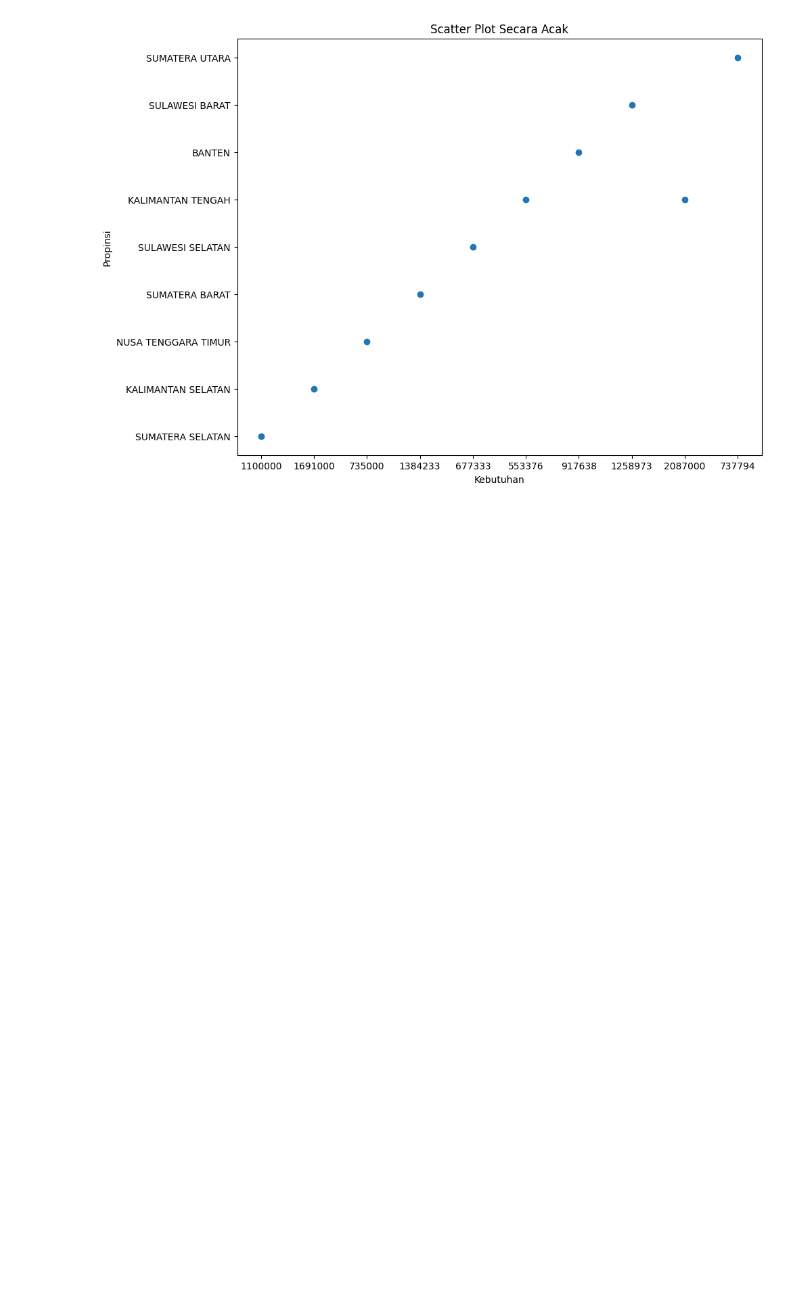
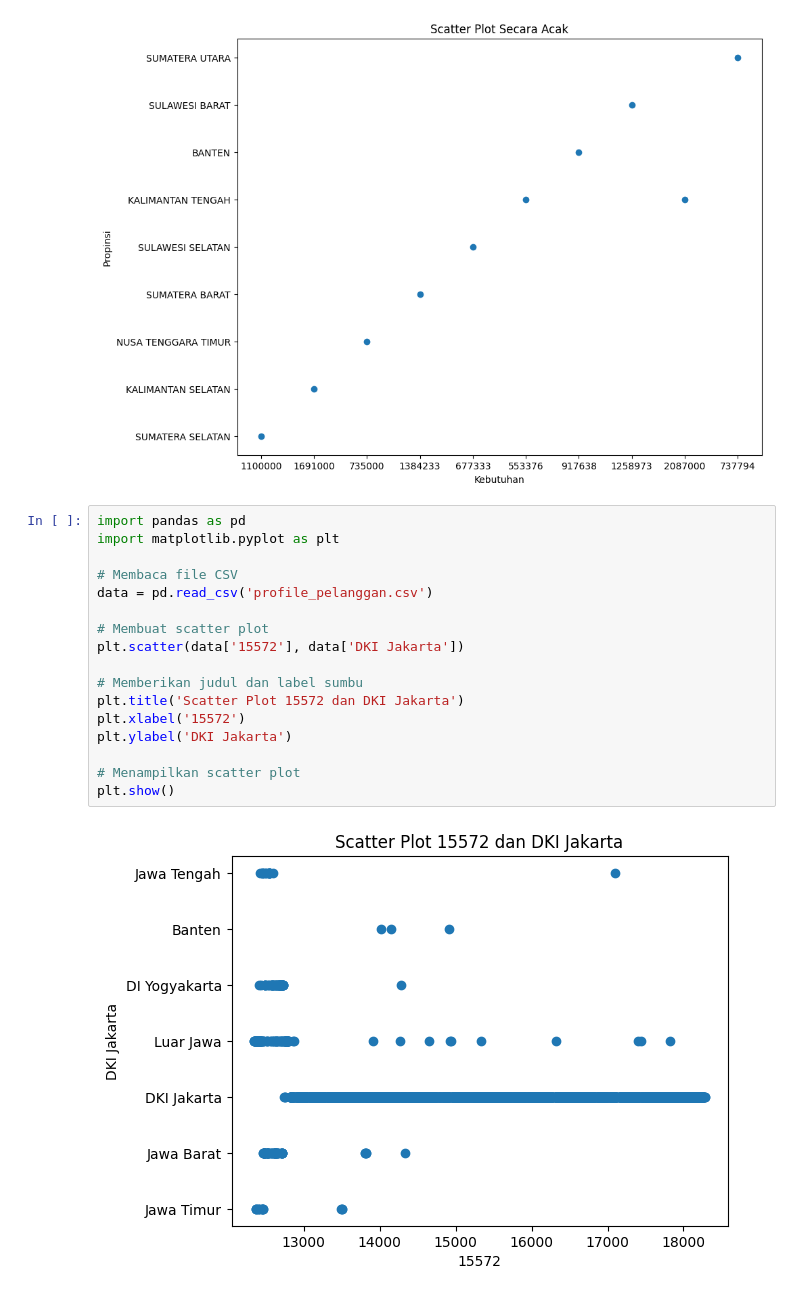
Before and after one commit to RMuchamadNaufalRamadhan/UAS_VisualDatadanInfromasi, a Jupyter notebook: UAS_VisualDatadanInfromasi.ipynb, the cells around one changed output. Saved outputs shown, nothing was run; the diff lists cells and outputs as text; blank space fills up the shorter version.

```diff
--- a/UAS_VisualDatadanInfromasi.ipynb
+++ b/UAS_VisualDatadanInfromasi.ipynb
@@ -64,3 +64,22 @@ plt.title('Scatter Plot Secara Acak')
 plt.show()
 # %% [output]
 [figure]
+# %%
+import pandas as pd
+import matplotlib.pyplot as plt
+
+# Membaca file CSV
+data = pd.read_csv('profile_pelanggan.csv')
+
+# Membuat scatter plot
+plt.scatter(data['15572'], data['DKI Jakarta'])
+
+# Memberikan judul dan label sumbu
+plt.title('Scatter Plot 15572 dan DKI Jakarta')
+plt.xlabel('15572')
+plt.ylabel('DKI Jakarta')
+
+# Menampilkan scatter plot
+plt.show()
+# %% [output]
+[figure, added]
```
Also changed, not shown: parts of 4 cells of this notebook.
